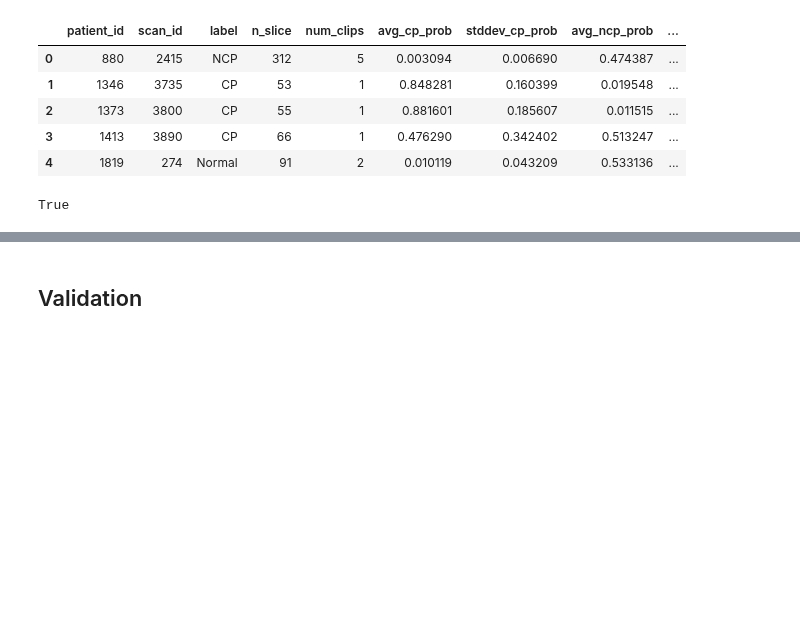
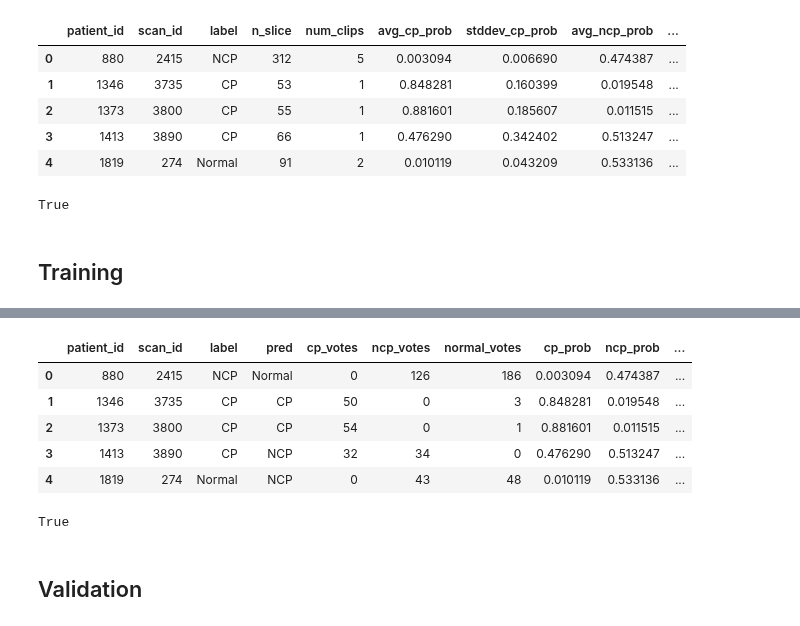
Before and after one commit to alghimo/computed-tomography-corona-thesis, a Jupyter notebook: notebooks/50_voting_training.ipynb, the cells around one changed output, grey strips where cells are left out. Saved outputs shown, nothing was run; the diff lists cells and outputs as text; code cells hidden in the pictures; blank space fills up the shorter version.

```diff
--- a/notebooks/50_voting_training.ipynb
+++ b/notebooks/50_voting_training.ipynb
@@ -326,3 +451,10 @@ scan_preds_df.head(5)
 repo.save("train_preds_vote", scan_preds_df)
 # %% [output]
 True
+# %% [markdown]
+## Training
+# %%
+train_df = repo.load("train_df")
+train_scan_preds = create_vote_predictions(train_df, test_datagen, config=config, img_base_dir=images_input_dir, spark=spark)
+train_scan_preds.head(5)
+# %% [output]
@@ -329,2 +463,12 @@ True
+|  | patient_id | scan_id | label | pred | cp_votes | ncp_votes | normal_votes | cp_prob | ncp_prob | ... |
+| 0 | 880 | 2415 | NCP | Normal | 0 | 126 | 186 | 0.003094 | 0.474387 | ... |
+| 1 | 1346 | 3735 | CP | CP | 50 | 0 | 3 | 0.848281 | 0.019548 | ... |
+| 2 | 1373 | 3800 | CP | CP | 54 | 0 | 1 | 0.881601 | 0.011515 | ... |
+| 3 | 1413 | 3890 | CP | NCP | 32 | 34 | 0 | 0.476290 | 0.513247 | ... |
+| 4 | 1819 | 274 | Normal | NCP | 0 | 43 | 48 | 0.010119 | 0.533136 | ... |
+# %%
+repo.save("train_preds_vote", train_scan_preds)
+# %% [output]
+True
 # %% [markdown]
 ## Validation
```
Also changed, not shown: parts of 13 cells of this notebook.
